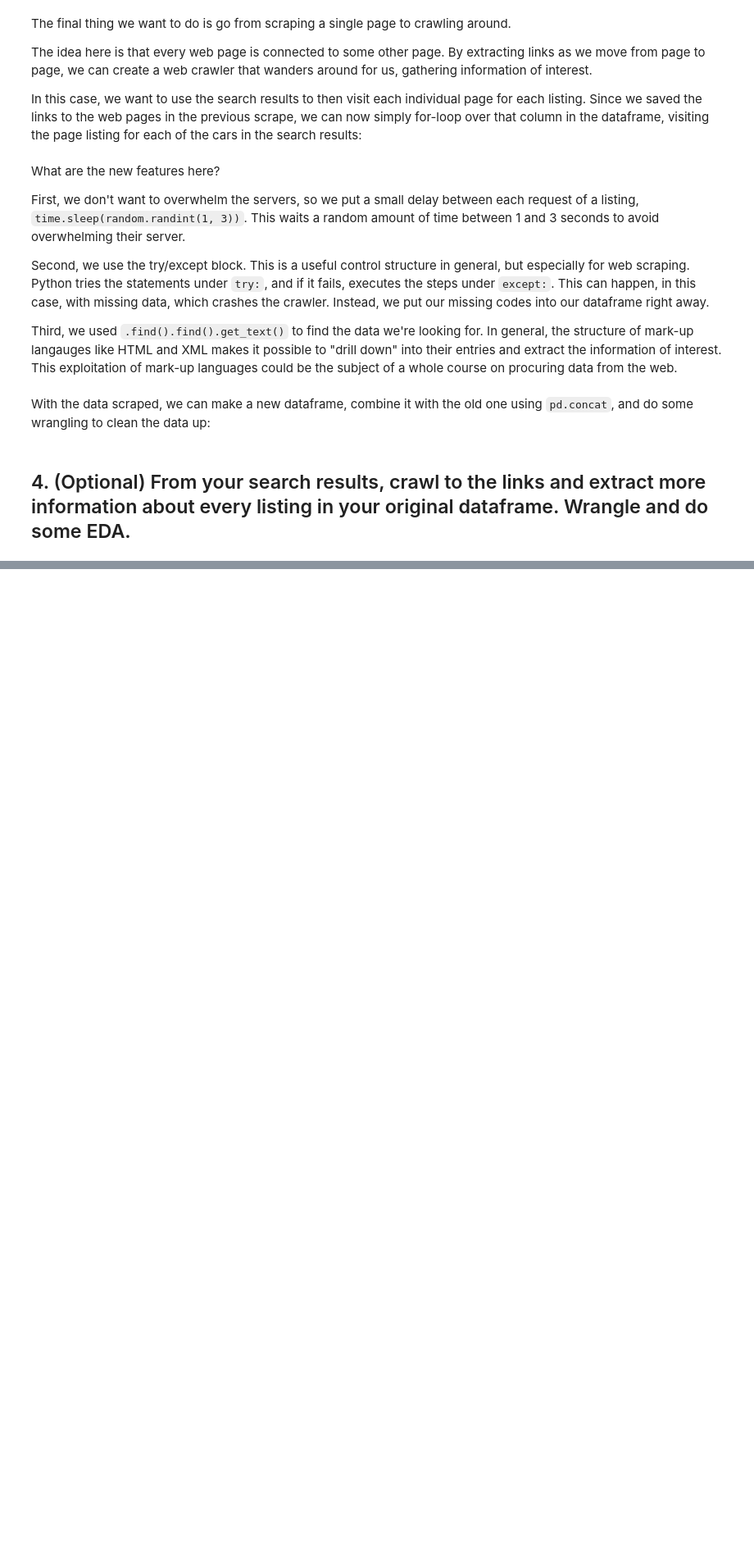
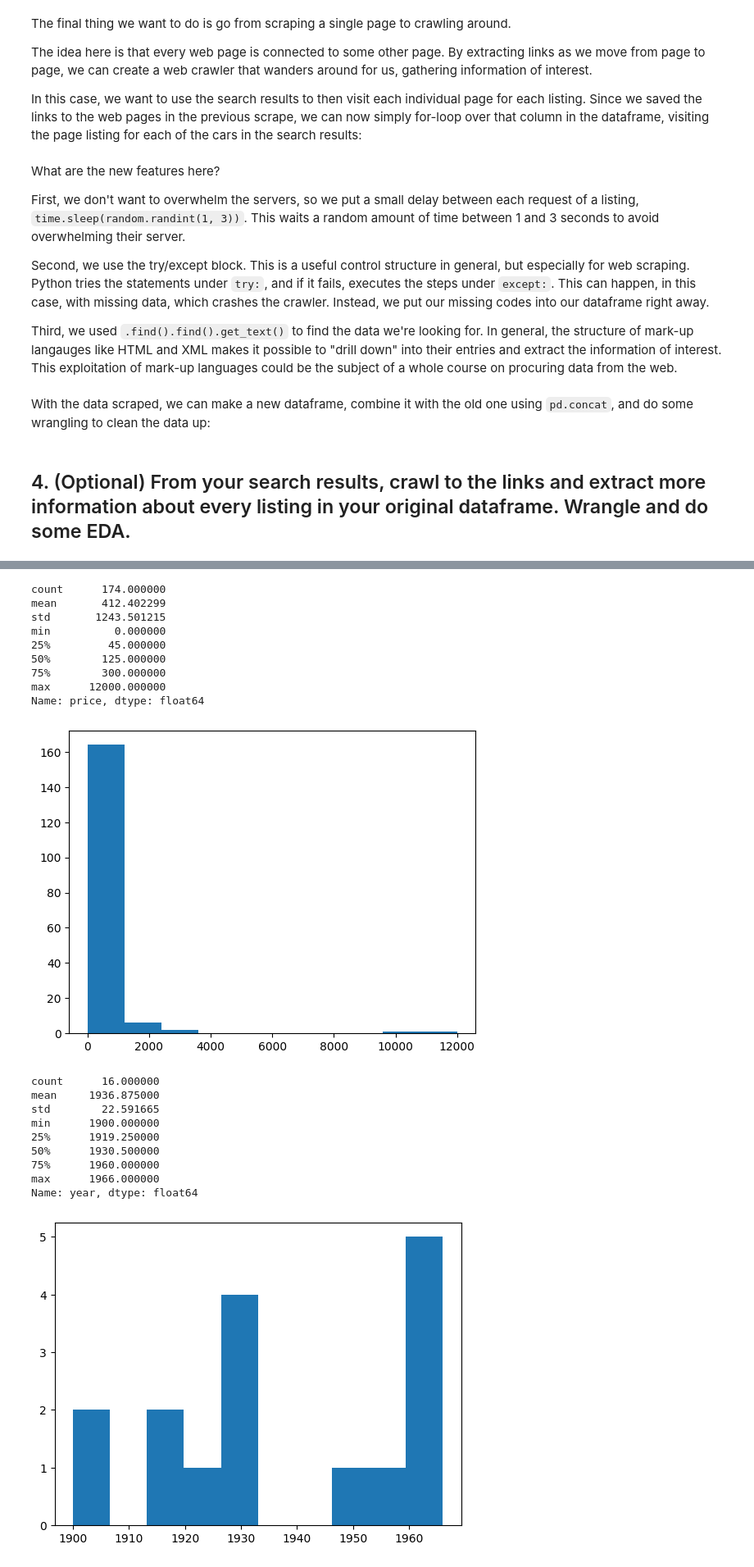
Before and after one commit to taliahtarik/labs, a Jupyter notebook: Copy_of_lab_notebook.ipynb, the cells around one changed output, grey strips where cells are left out. Shown: that part at 82% size. Saved outputs shown, nothing was run; the diff lists cells and outputs as text; code cells hidden in the pictures; blank space fills up the shorter version.

```diff
--- a/Copy_of_lab_notebook.ipynb
+++ b/Copy_of_lab_notebook.ipynb
@@ -307,0 +308,11 @@ df.to_csv('craiglist_cville_cars_long.csv')
+# %%
+import requests
+from bs4 import BeautifulSoup as soup
+
+header = {'User-Agent': 'Mozilla/5.0 (Windows NT 10.0; Win64; x64; rv:124.0) Gecko/20100101 Firefox/124.0'}
+url = 'https://charlottesville.craigslist.org/search/ata?query=antiques#search=1~gallery~0~0'
+raw = requests.get(url, headers=header)
+# %%
+bsObj = soup(raw.content, 'html.parser')
+
+listings = bsObj.find_all(class_="cl-static-search-result")
@@ -307,0 +359,7 @@ df.to_csv('craiglist_cville_cars_long.csv')
+# %%
+df['price'] = df['price'].str.replace('$', '').str.replace(',', '')
+df['price'] = pd.to_numeric(df['price'], errors='coerce')
+
+df['year'] = pd.to_numeric(df['year'], errors='coerce')
+
+df.head()
@@ -307,0 +373,34 @@ df.to_csv('craiglist_cville_cars_long.csv')
+# %%
+import matplotlib.pyplot as plt
+import seaborn as sns
+
+print(df['price'].describe())
+
+df['price'].hist(grid=False)
+plt.show()
+
+if 'year' in df.columns:
+    print(df['year'].describe())
+    df['year'].hist(grid=False)
+    plt.show()
+# %% [output]
+count      174.000000
+mean       412.402299
+std       1243.501215
+min          0.000000
+25%         45.000000
+50%        125.000000
+75%        300.000000
+max      12000.000000
+Name: price, dtype: float64
+[figure, added]
+count      16.000000
+mean     1936.875000
+std        22.591665
+min      1900.000000
+25%      1919.250000
+50%      1930.500000
+75%      1960.000000
+max      1966.000000
+Name: year, dtype: float64
+[figure, added]
```
Also changed, not shown: parts of 5 cells of this notebook.
